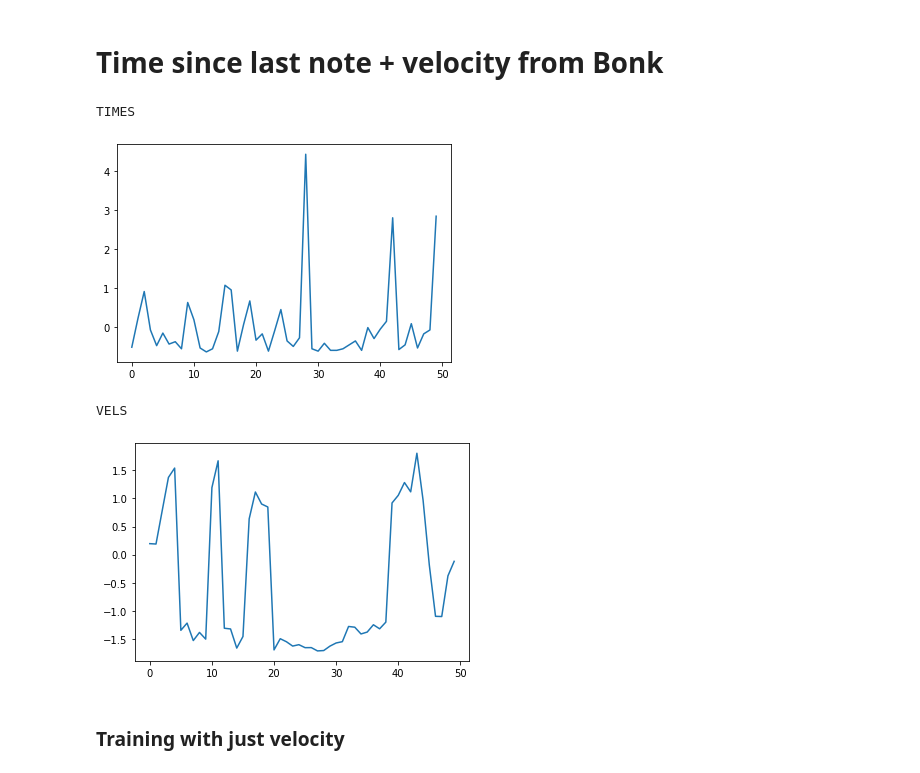
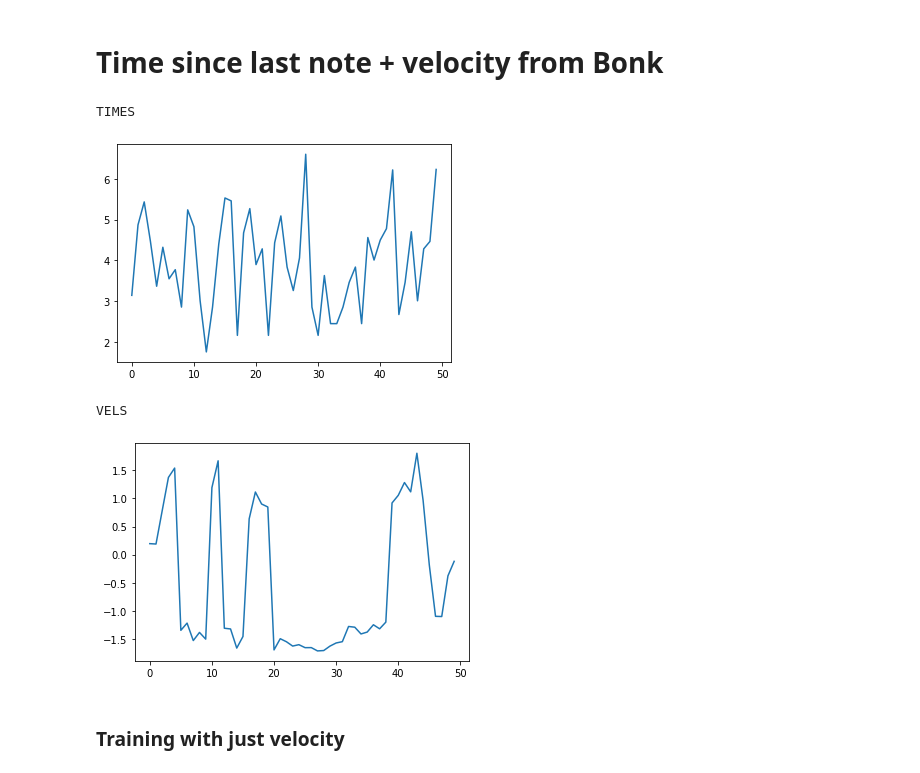
Before and after one commit to trian-gles/aloof-machine, a Jupyter notebook: RNN_IMPROV.ipynb, the cells around one changed output. Drawn from its saved outputs; the diff is of its cells as text; code cells hidden in the pictures.

```diff
--- a/RNN_IMPROV.ipynb
+++ b/RNN_IMPROV.ipynb
@@ -71,20 +73,18 @@ def generate_data(sample_size=50, batch_size=6):
 # %%
 class LSTMMemory(torch.nn.Module):
 
-  def __init__(self, hidden_size):
+  def __init__(self, hidden_size, input_size=1, output_size=1):
     super().__init__()
-
+    self._scaler = StandardScaler()
     self._hidden_state = None
-
     self.lstm = torch.nn.LSTM(
-        input_size = 1,
+        input_size = input_size,
         hidden_size = hidden_size,
         batch_first = True
     )
-
     self.linear = torch.nn.Linear(
             in_features=hidden_size,
-            out_features=1
+            out_features=output_size
         )
 
   def forward(self, x):
@@ -93,6 +93,8 @@ class LSTMMemory(torch.nn.Module):
     return self.linear(h)
 
   def forward_live(self, x):
+
+    x = torch.tensor(self._scaler.transform(x).reshape((1, 1)).astype(np.float32))
     if self._hidden_state:
       h, self._hidden_state = self.lstm(x, self._hidden_state)
     else:
@@ -102,3 +104,9 @@ class LSTMMemory(torch.nn.Module):
 
   def reset_live(self):
     self._hidden_state = None
+
+  def fit(self, data):
+    self._scaler.fit(data)
+
+  def fit_transform(self, data):
+    return self._scaler.fit_transform(data)
@@ -207,33 +276,35 @@ from sklearn import preprocessing
 # %%
 with open('/content/drive/MyDrive/rnn_improv/time_vel.txt') as f:
   txt = f.readlines()
-
+model = LSTMMemory(15)
 data_pts = []
 times = []
 vels = []
 
 for pt in txt:
   time, vel = pt.split(' ')
-  time = float(time)
+  time = log(float(time))
   vel = float(vel[:-2])
   data_pts.append([time, vel])
   times.append(time)
   vels.append(vel)
 
-times = preprocessing.scale(times)
-vels = preprocessing.scale(vels)
+times = times
+scaled_vels = preprocessing.scale(vels)
+scaled_vels2 = model.fit_transform(np.array(vels).reshape(len(vels), 1))
+data_pts_np = np.array(data_pts)
 
 print("TIMES")
 plt.figure()
 plt.plot(times[:50])
 plt.show()
 print("VELS")
 plt.figure()
-plt.plot(vels[:50])
+plt.plot(scaled_vels[:50])
 plt.show()
 # %% [output]
 TIMES
-[figure, old version]
+[figure, new version]
 VELS
 [figure]
 # %% [markdown]
```
Also changed, not shown: parts of 24 cells of this notebook.
